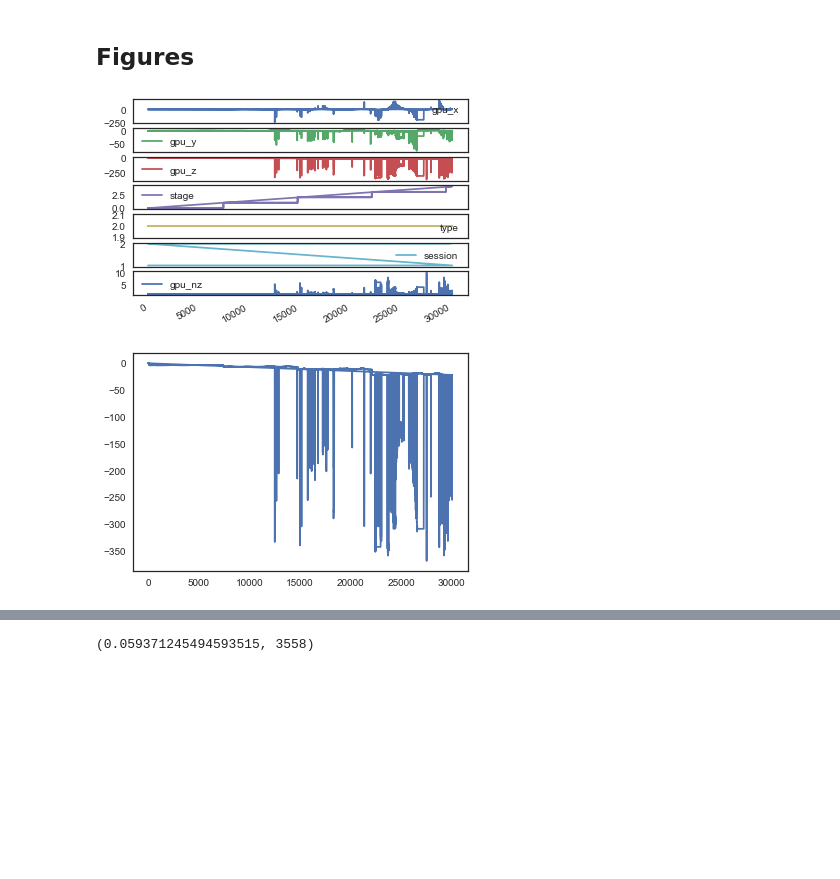
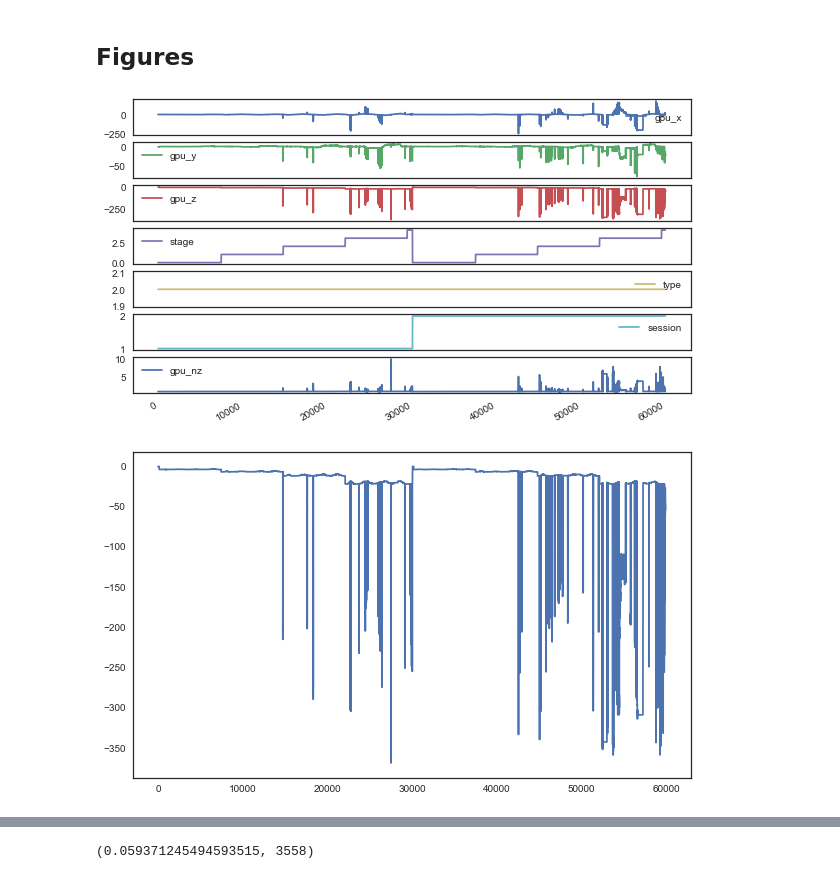
Before and after one commit to elmasyr/gaze, a Jupyter notebook: p2-gaze-xml-to-dict-to-pandas-vr-subj1.ipynb, the cells around one changed output, grey strips where cells are left out. Drawn from its saved outputs; the diff is of its cells as text; code cells hidden in the pictures; blank space fills up the shorter version.

```diff
--- a/p2-gaze-xml-to-dict-to-pandas-vr-subj1.ipynb
+++ b/p2-gaze-xml-to-dict-to-pandas-vr-subj1.ipynb
@@ -51,7 +51,7 @@ start = time.time() # start timer
 
 dfa = read_to_pandas(xml_to_dict(filea), 1) #read file a
 dfb = read_to_pandas(xml_to_dict(fileb), 2) #read file a
-df = pd.concat([dfa, dfb]) #combine dataframes
+df = pd.concat([dfa, dfb]).reset_index(drop=True) #combine dataframes
 
 end = time.time()
 print(end - start), ' seconds'
@@ -127,11 +127,11 @@ import matplotlib.pyplot as plt
 %matplotlib inline
 # %%
 '''Just out of curiosity'''
-df.plot(subplots=True);
+df.plot(subplots=True, figsize=(10,6));
 # %% [output]
-[figure, old version]
+[figure, new version]
 # %%
 %matplotlib inline
-df.gpu_z.plot();
+df.gpu_z.plot(figsize=(10,6));
 # %% [output]
-[figure, old version]
+[figure, new version]
```
Also changed, not shown: parts of 12 cells of this notebook, 1 other file.
